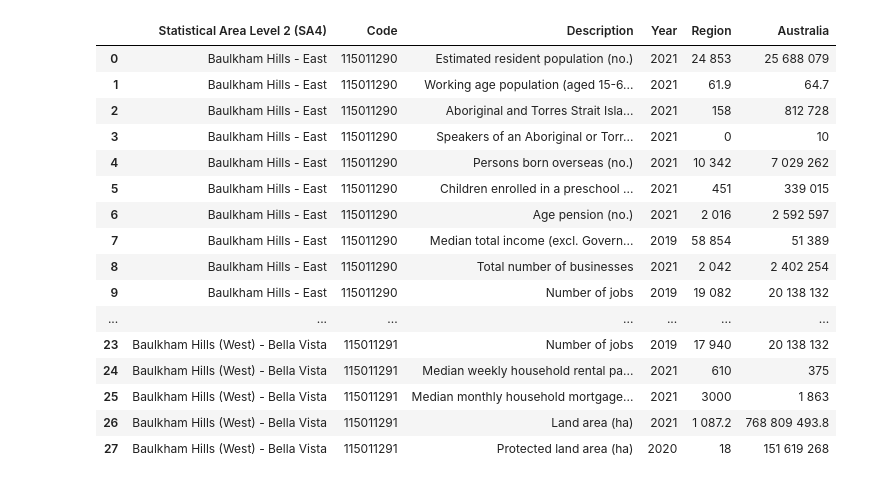
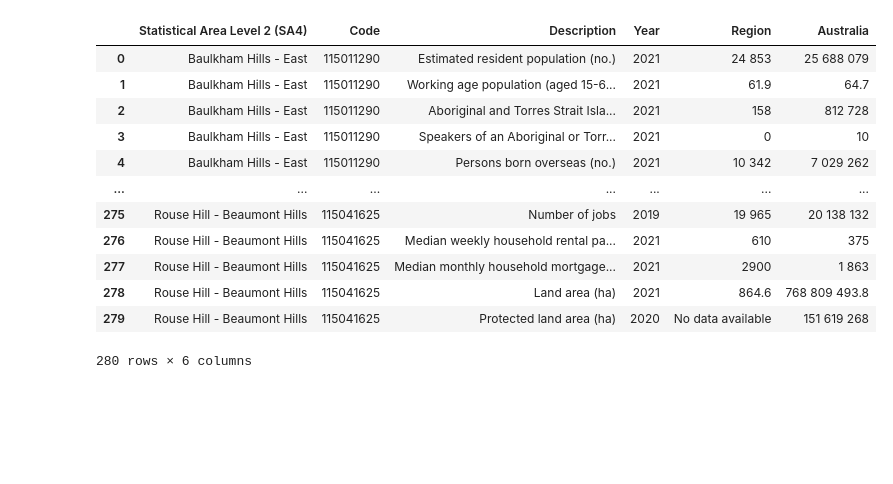
Before and after one commit to Damien-Nguyen/Analysis-of-mortgage-stress-by-geography-in-Australia, a Jupyter notebook: Data by Stat Area 2 baulkham hills.ipynb, the cells around one changed output. Drawn from its saved outputs; the diff is of its cells as text; code cells hidden in the pictures; blank space fills up the shorter version.

```diff
--- a/Data by Stat Area 2 baulkham hills.ipynb
+++ b/Data by Stat Area 2 baulkham hills.ipynb
@@ -4,24 +4,19 @@ import hvplot.pandas
 from pathlib import Path
 # %%
 baulkham_hills_df = pd.read_csv(Path("Resource/Data by Stat Area 2 baulkham hills.csv"))
-baulkham_hills_df = baulkham_hills_df.iloc[0:28]
-baulkham_hills_df.head(30)
+baulkham_hills_df.head(500)
 # %% [output]
 |  | Statistical Area Level 2 (SA4) | Code | Description | Year | Region | Australia |
 | 0 | Baulkham Hills - East | 115011290 | Estimated resident population (no.) | 2021 | 24 853 | 25 688 079 |
 | 1 | Baulkham Hills - East | 115011290 | Working age population (aged 15-6... | 2021 | 61.9 | 64.7 |
 | 2 | Baulkham Hills - East | 115011290 | Aboriginal and Torres Strait Isla... | 2021 | 158 | 812 728 |
 | 3 | Baulkham Hills - East | 115011290 | Speakers of an Aboriginal or Torr... | 2021 | 0 | 10 |
 | 4 | Baulkham Hills - East | 115011290 | Persons born overseas (no.) | 2021 | 10 342 | 7 029 262 |
-| 5 | Baulkham Hills - East | 115011290 | Children enrolled in a preschool ... | 2021 | 451 | 339 015 |
-| 6 | Baulkham Hills - East | 115011290 | Age pension (no.) | 2021 | 2 016 | 2 592 597 |
-| 7 | Baulkham Hills - East | 115011290 | Median total income (excl. Govern... | 2019 | 58 854 | 51 389 |
-| 8 | Baulkham Hills - East | 115011290 | Total number of businesses | 2021 | 2 042 | 2 402 254 |
-| 9 | Baulkham Hills - East | 115011290 | Number of jobs | 2019 | 19 082 | 20 138 132 |
 | ... | ... | ... | ... | ... | ... | ... |
-| 23 | Baulkham Hills (West) - Bella Vista | 115011291 | Number of jobs | 2019 | 17 940 | 20 138 132 |
-| 24 | Baulkham Hills (West) - Bella Vista | 115011291 | Median weekly household rental pa... | 2021 | 610 | 375 |
-| 25 | Baulkham Hills (West) - Bella Vista | 115011291 | Median monthly household mortgage... | 2021 | 3000 | 1 863 |
-| 26 | Baulkham Hills (West) - Bella Vista | 115011291 | Land area (ha) | 2021 | 1 087.2 | 768 809 493.8 |
-| 27 | Baulkham Hills (West) - Bella Vista | 115011291 | Protected land area (ha) | 2020 | 18 | 151 619 268 |
+| 275 | Rouse Hill - Beaumont Hills | 115041625 | Number of jobs | 2019 | 19 965 | 20 138 132 |
+| 276 | Rouse Hill - Beaumont Hills | 115041625 | Median weekly household rental pa... | 2021 | 610 | 375 |
+| 277 | Rouse Hill - Beaumont Hills | 115041625 | Median monthly household mortgage... | 2021 | 2900 | 1 863 |
+| 278 | Rouse Hill - Beaumont Hills | 115041625 | Land area (ha) | 2021 | 864.6 | 768 809 493.8 |
+| 279 | Rouse Hill - Beaumont Hills | 115041625 | Protected land area (ha) | 2020 | No data available | 151 619 268 |
+280 rows × 6 columns
 # %%
```
Also changed, not shown: parts of 8 cells of this notebook, 2 other files.
